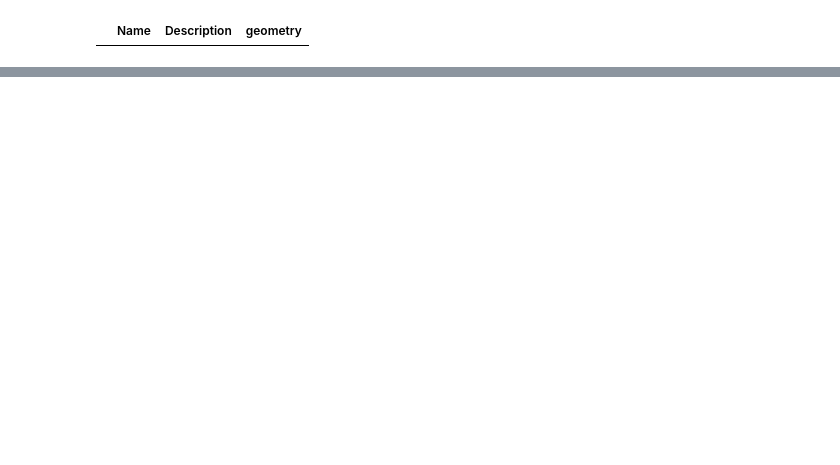
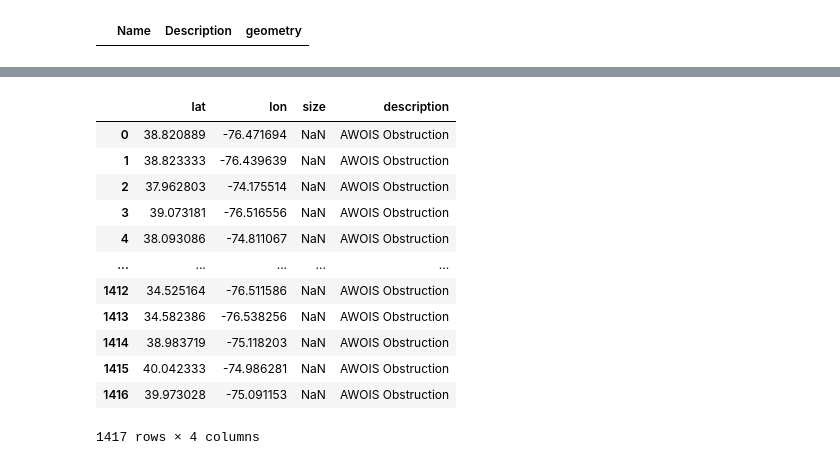
Before and after one commit to allisonw5/seafloor-objects, a Jupyter notebook: ea-capstone-2023.ipynb, the cells around one changed output, grey strips where cells are left out. Cells and saved outputs as stored; diff of their text form; code cells hidden in the pictures; blank space fills up the shorter version.

```diff
--- a/ea-capstone-2023.ipynb
+++ b/ea-capstone-2023.ipynb
@@ -160,14 +148,26 @@ ENC_df
 # %%
 # AWOIS Wrecks gdf
 AWOIS_gdf = read_kml(AWOIS_wrecks_kml_pth)
-AWOIS_gdf
 
 
 # df
 AWOIS_df = create_refined_df(AWOIS_gdf)
 AWOIS_df['description'] = 'AWOIS Obstruction'
-# AWOIS_df1 = AWOIS_df.clip((31.036502,-78.317663, 40.541466,-71.511922))
-# AWOIS_df1
+AWOIS_df
+# %% [output]
+|  | lat | lon | size | description |
+| 0 | 38.820889 | -76.471694 | NaN | AWOIS Obstruction |
+| 1 | 38.823333 | -76.439639 | NaN | AWOIS Obstruction |
+| 2 | 37.962803 | -74.175514 | NaN | AWOIS Obstruction |
+| 3 | 39.073181 | -76.516556 | NaN | AWOIS Obstruction |
+| 4 | 38.093086 | -74.811067 | NaN | AWOIS Obstruction |
+| ... | ... | ... | ... | ... |
+| 1412 | 34.525164 | -76.511586 | NaN | AWOIS Obstruction |
+| 1413 | 34.582386 | -76.538256 | NaN | AWOIS Obstruction |
+| 1414 | 38.983719 | -75.118203 | NaN | AWOIS Obstruction |
+| 1415 | 40.042333 | -74.986281 | NaN | AWOIS Obstruction |
+| 1416 | 39.973028 | -75.091153 | NaN | AWOIS Obstruction |
+1417 rows × 4 columns
 # %%
 # reef material
 reef_gdf = read_kml(reef_kml_pth)
```
Also changed, not shown: parts of 9 cells of this notebook.
